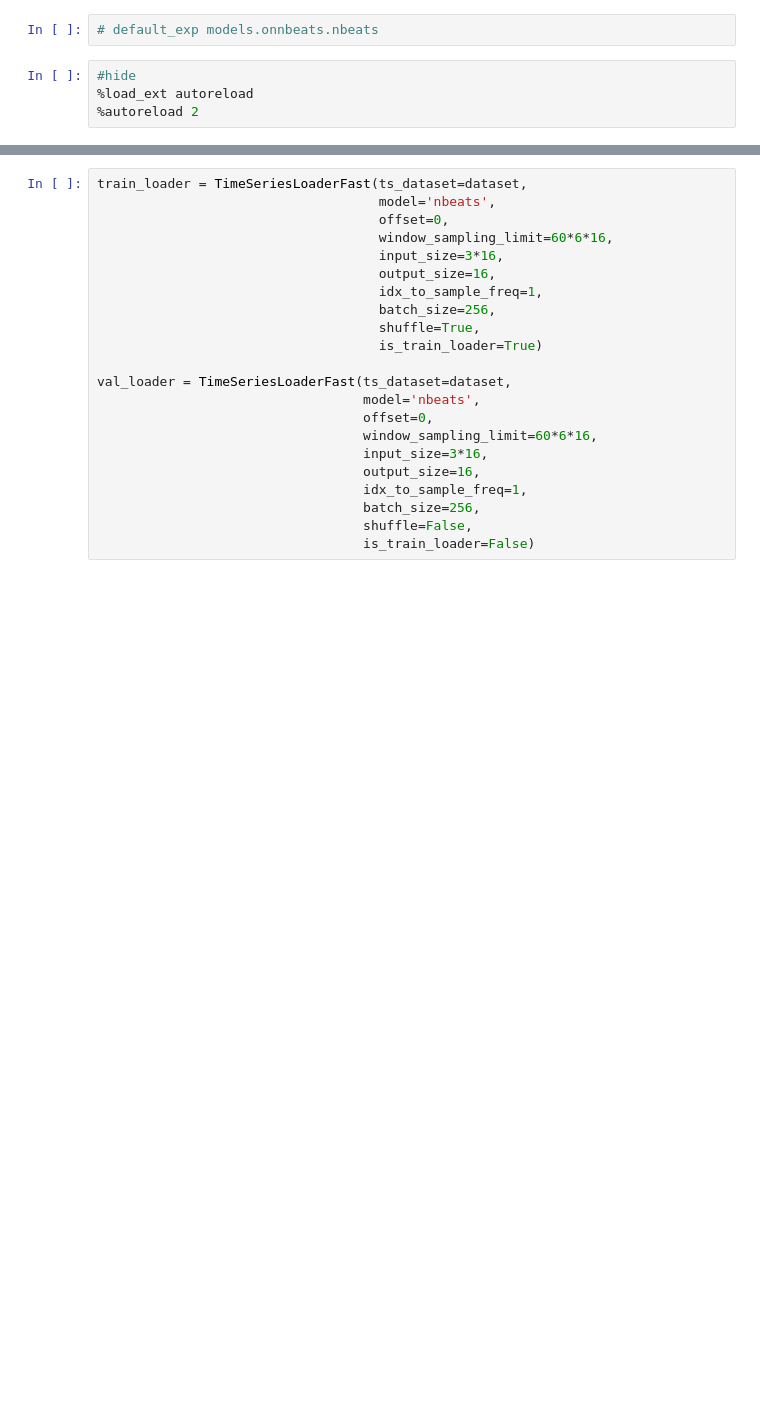
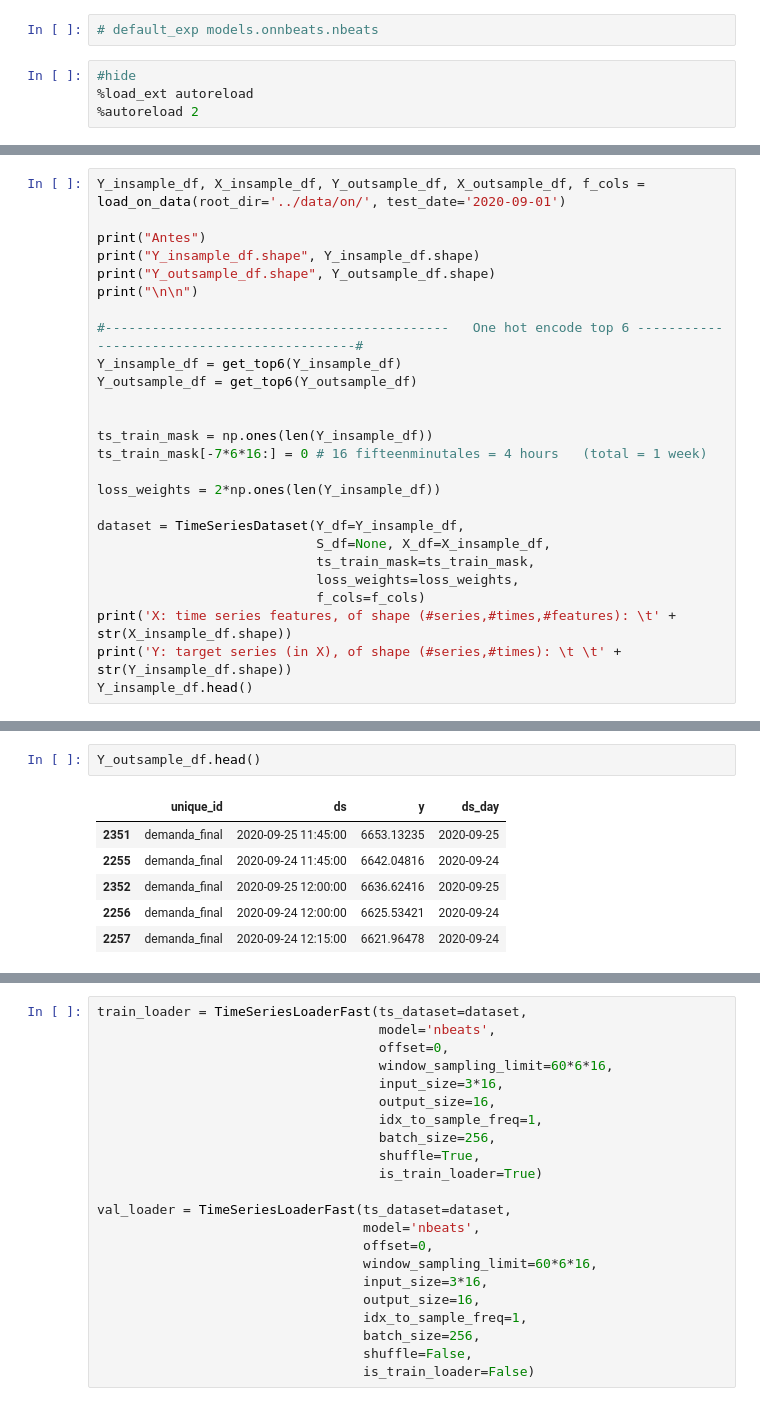
Before and after one commit to Nixtla/Nixtla, a Jupyter notebook: nbs/models_onnbeats__nbeats.ipynb, the cells around one changed output, grey strips where cells are left out. Cells and saved outputs as stored; diff of their text form; blank space fills up the shorter version.

```diff
--- a/nbs/models_onnbeats__nbeats.ipynb
+++ b/nbs/models_onnbeats__nbeats.ipynb
@@ -699,0 +565,26 @@ Creating ts tensor ...
+# %%
+Y_insample_df, X_insample_df, Y_outsample_df, X_outsample_df, f_cols = load_on_data(root_dir='../data/on/', test_date='2020-09-01')
+
+print("Antes")
+print("Y_insample_df.shape", Y_insample_df.shape)
+print("Y_outsample_df.shape", Y_outsample_df.shape)
+print("\n\n")
+
+#--------------------------------------------   One hot encode top 6 --------------------------------------------#
+Y_insample_df = get_top6(Y_insample_df)
+Y_outsample_df = get_top6(Y_outsample_df)
+
+
+ts_train_mask = np.ones(len(Y_insample_df))
+ts_train_mask[-7*6*16:] = 0 # 16 fifteenminutales = 4 hours   (total = 1 week)
+
+loss_weights = 2*np.ones(len(Y_insample_df))
+
+dataset = TimeSeriesDataset(Y_df=Y_insample_df,
+                            S_df=None, X_df=X_insample_df,
+                            ts_train_mask=ts_train_mask,
+                            loss_weights=loss_weights,
+                            f_cols=f_cols)
+print('X: time series features, of shape (#series,#times,#features): \t' + str(X_insample_df.shape))
+print('Y: target series (in X), of shape (#series,#times): \t \t' + str(Y_insample_df.shape))
+Y_insample_df.head()
@@ -699,0 +605,9 @@ Creating ts tensor ...
+# %%
+Y_outsample_df.head()
+# %% [output]
+|  | unique_id | ds | y | ds_day |
+| 2351 | demanda_final | 2020-09-25 11:45:00 | 6653.13235 | 2020-09-25 |
+| 2255 | demanda_final | 2020-09-24 11:45:00 | 6642.04816 | 2020-09-24 |
+| 2352 | demanda_final | 2020-09-25 12:00:00 | 6636.62416 | 2020-09-25 |
+| 2256 | demanda_final | 2020-09-24 12:00:00 | 6625.53421 | 2020-09-24 |
+| 2257 | demanda_final | 2020-09-24 12:15:00 | 6621.96478 | 2020-09-24 |
```
Also changed, not shown: parts of 16 cells of this notebook, 2 other files.
